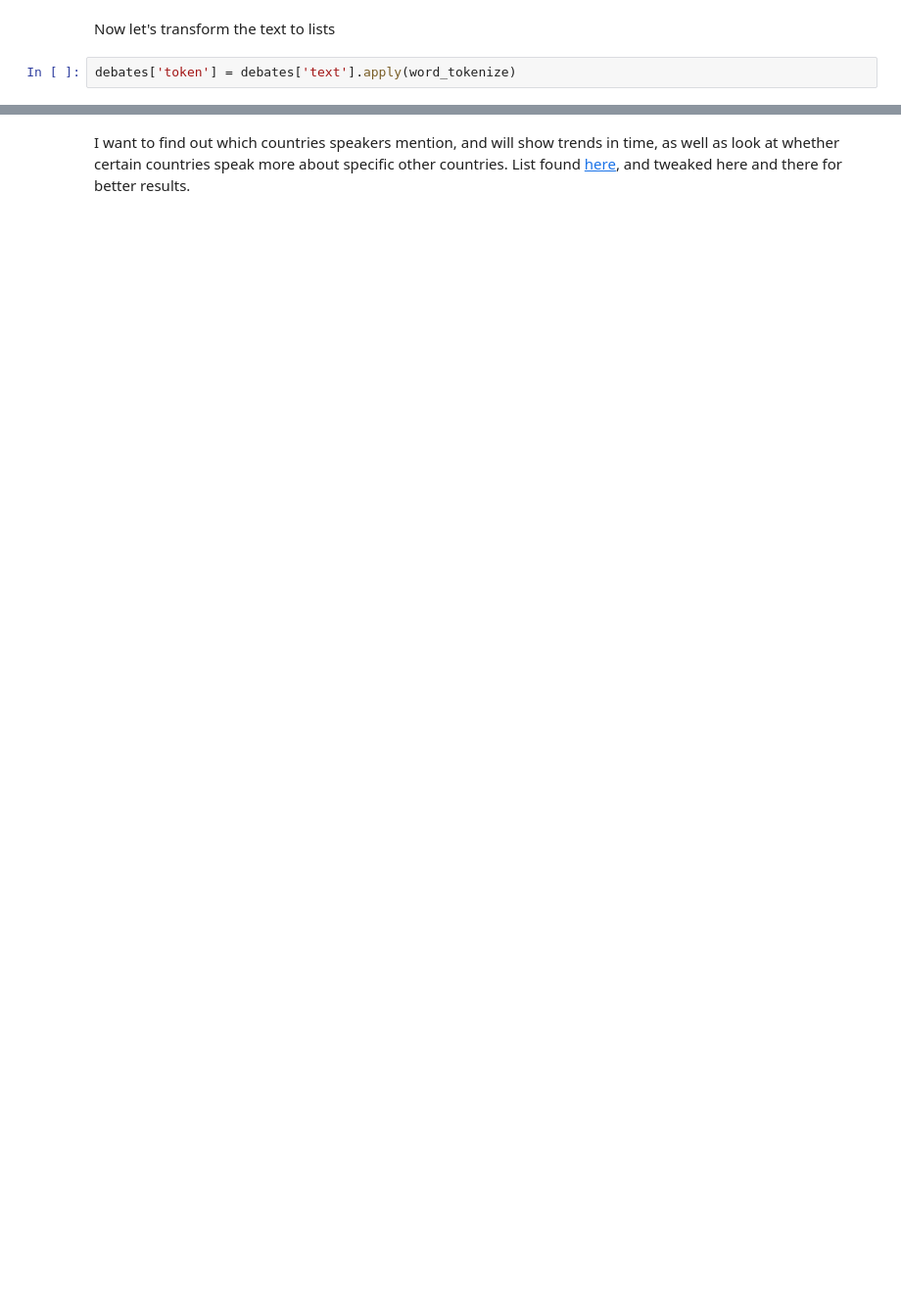
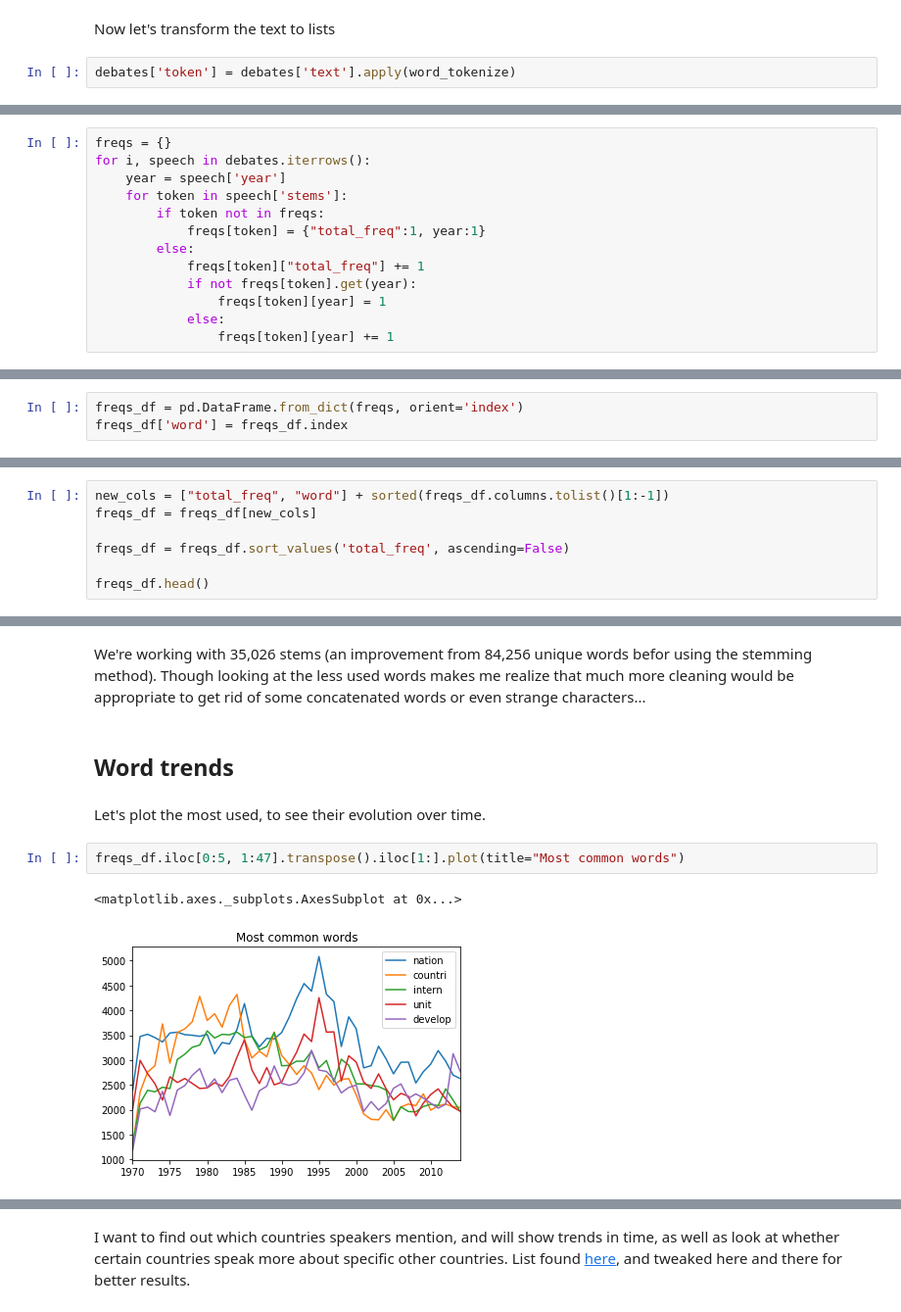
Before and after one commit to LaurentBerder/Kaggle, a Jupyter notebook: UN_General_Debate/UN_General_Debates.ipynb, the cells around one changed output, grey strips where cells are left out. Shown at 98% size. Saved outputs shown, nothing was run; the diff lists cells and outputs as text; blank space fills up the shorter version.

```diff
--- a/UN_General_Debate/UN_General_Debates.ipynb
+++ b/UN_General_Debate/UN_General_Debates.ipynb
@@ -67,0 +132,13 @@ debates['token'] = debates['text'].apply(word_tokenize)
+# %%
+freqs = {}
+for i, speech in debates.iterrows():
+    year = speech['year']
+    for token in speech['stems']:
+        if token not in freqs:
+            freqs[token] = {"total_freq":1, year:1}
+        else:
+            freqs[token]["total_freq"] += 1
+            if not freqs[token].get(year):
+                freqs[token][year] = 1
+            else:
+                freqs[token][year] += 1
@@ -67,0 +147,3 @@ debates['token'] = debates['text'].apply(word_tokenize)
+# %%
+freqs_df = pd.DataFrame.from_dict(freqs, orient='index')
+freqs_df['word'] = freqs_df.index
@@ -67,0 +159,7 @@ debates['token'] = debates['text'].apply(word_tokenize)
+# %%
+new_cols = ["total_freq", "word"] + sorted(freqs_df.columns.tolist()[1:-1])
+freqs_df = freqs_df[new_cols]
+
+freqs_df = freqs_df.sort_values('total_freq', ascending=False)
+
+freqs_df.head()
@@ -67,0 +199,11 @@ debates['token'] = debates['text'].apply(word_tokenize)
+# %% [markdown]
+We're working with 35,026 stems (an improvement from 84,256 unique words befor using the stemming method). Though looking at the less used words makes me realize that much more cleaning would be appropriate to get rid of some concatenated words or even strange characters...
+# %% [markdown]
+## Word trends
+# %% [markdown]
+Let's plot the most used, to see their evolution over time.
+# %%
+freqs_df.iloc[0:5, 1:47].transpose().iloc[1:].plot(title="Most common words")
+# %% [output]
+<matplotlib.axes._subplots.AxesSubplot at 0x...>
+[figure, added]
```
Also changed, not shown: parts of 60 cells of this notebook.
